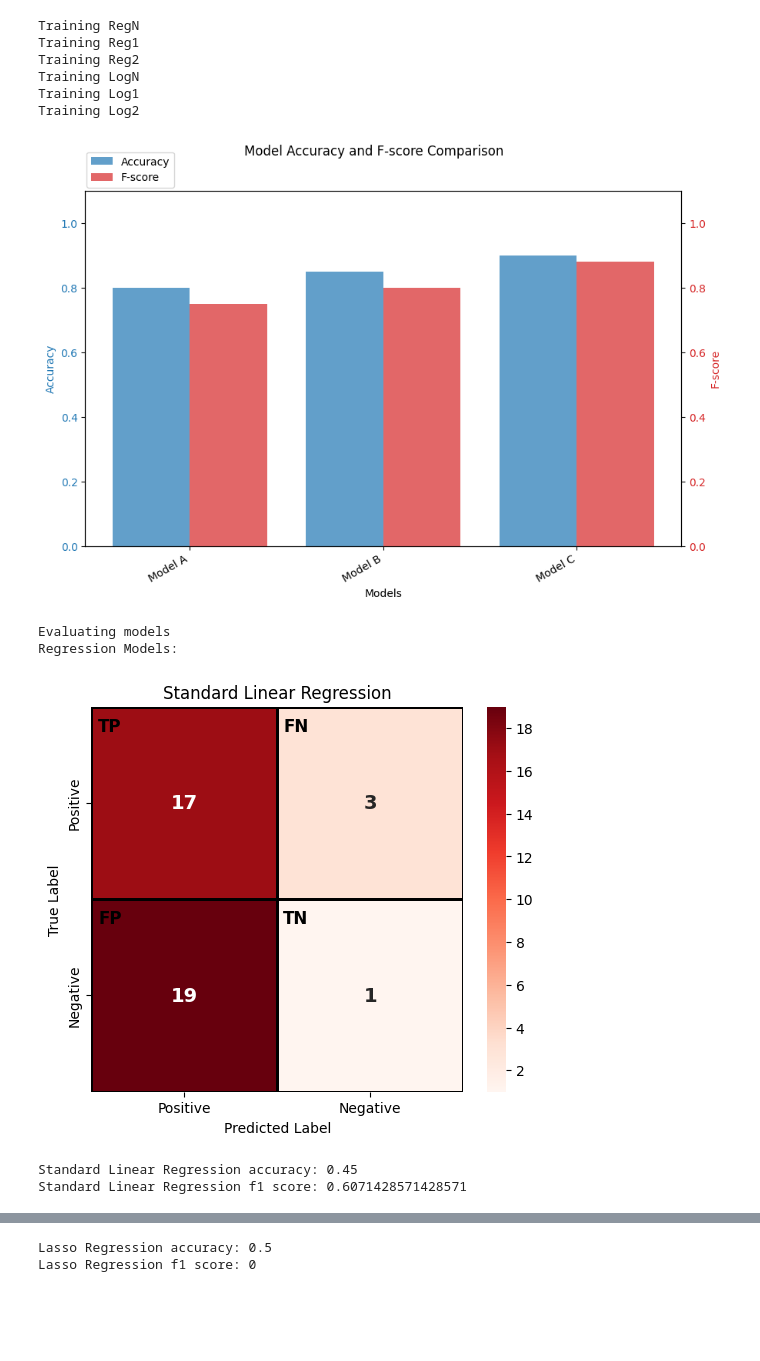
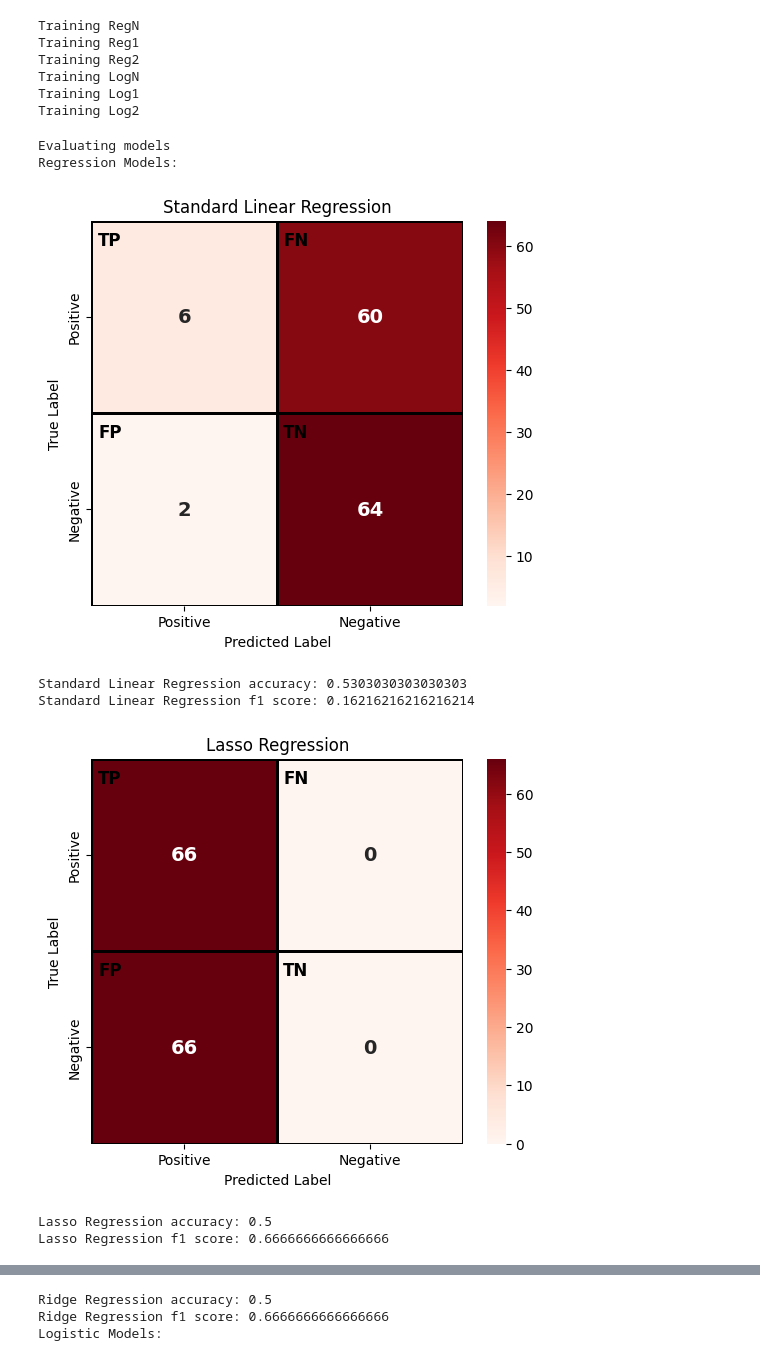
Before and after one commit to Jonelix/StudentPerformance_ML, a Jupyter notebook: student_model_training.ipynb, the cells around one changed output, grey strips where cells are left out. Cells and saved outputs as stored; diff of their text form; code cells hidden in the pictures; blank space fills up the shorter version.

```diff
--- a/student_model_training.ipynb
+++ b/student_model_training.ipynb
@@ -5,19 +5,21 @@ import os
 from sklearn.model_selection import train_test_split
 from models import train_linear_model, train_logistic_model
 from sklearn.metrics import accuracy_score
+from utils import frame_status_info
 
 # Load dataset
-relative_path = "data/student_portugal/student_por_processed.csv"
+relative_path = "data/student_portugal/combined_noDup_processed.csv"
 data_file = os.path.join(os.getcwd(), relative_path)
 df = pd.read_csv(data_file)
 print("Loaded datafile")
+print(len(df.columns))
 
 # Ensure all rows are unique
 df = df.drop_duplicates()
 print("Removed duplicate rows")
 
 # Split into training and testing sets (85% training, 15% testing)
-#train_df, test_df = train_test_split(df, test_size=0.20, random_state=42)
+train_df, test_df = train_test_split(df, test_size=0.30, random_state=42)
 #print("Data split into training and testing sets")
 # %% [output]
 Using device: cpu
@@ -74,18 +76,21 @@ def balanced_train_test_split(df_matching: pd.DataFrame, df_not_matching: pd.Dat
         print(f"Error during balancing: {e}")
         return None, None
 # %%
-failures, no_failures = split_dataframe(df, "failures > 0")
-train_balanced, test_balanced = balanced_train_test_split(failures, no_failures, 0.80)
+failures, no_failures = split_dataframe(df, "G1 > 10")
+train_balanced, test_balanced = balanced_train_test_split(failures, no_failures, 0.50)
+# %%
+#Remove columns
+columns_to_remove = ["school", "sex", "G2", "G3"]
+train_balanced.drop(columns=columns_to_remove, inplace=True, errors='ignore')
+test_balanced.drop(columns=columns_to_remove, inplace=True, errors='ignore')
 # %%
 # Define features and target variable
-X_train = train_balanced.drop(columns=['failures']).values
-y_train_reg = train_balanced['failures']
-y_train_cls = (train_balanced['failures'] > 0).astype(int)
+X_train = train_balanced.drop(columns=['G1']).values
+y_train_reg = train_balanced['G1']
+y_train_cls = (train_balanced['G1'] > 10).astype(int)
 
-X_test = test_balanced.drop(columns=['failures']).values
-y_test_reg = test_balanced['failures']
-y_test_cls = (test_balanced['failures'] > 0).astype(int)
+X_test = test_balanced.drop(columns=['G1']).values
+y_test_reg = test_balanced['G1']
+y_test_cls = (test_balanced['G1'] > 10).astype(int)
 
 regularizer_weight = 0.01  # Regularization strength
-
-print("Classifier identified")
@@ -120,39 +123,41 @@ from evaluation import plot_confusion_matrix, fscore
 # Testing Section
 print("Evaluating models")
 
 def evaluate_model(model, X_test, y_test, model_name):
     y_pred = model.predict(X_test) > 0
     acc = accuracy_score(y_test, y_pred)
     f1 = fscore(y_test, y_pred)
     plot_confusion_matrix(y_test, y_pred, model_name)
     print(f"{model_name} accuracy: {acc}")
     print(f"{model_name} f1 score: {f1}")
     return acc, f1
 
 
 # Evaluate regression models
 print("Regression Models:")
-acc1, f1 = evaluate_model(model1, X_test, (y_test_reg > 0).astype(int), "Standard Linear Regression")
-acc2, f2 = evaluate_model(model2, X_test, (y_test_reg > 0).astype(int), "Lasso Regression")
-acc3, f3 = evaluate_model(model3, X_test, (y_test_reg > 0).astype(int), "Ridge Regression")
+acc1, f1 = evaluate_model(model1, X_test, (y_test_reg > 10).astype(int), "Standard Linear Regression")
+acc2, f2 = evaluate_model(model2, X_test, (y_test_reg > 10).astype(int), "Lasso Regression")
+acc3, f3 = evaluate_model(model3, X_test, (y_test_reg > 10).astype(int), "Ridge Regression")
 
 # Evaluate logistic models
 print("Logistic Models:")
 acc4, f4 = evaluate_model(model4, X_test, y_test_cls, "Standard Logistic Regression")
 acc5, f5 = evaluate_model(model5, X_test, y_test_cls, "Lasso Logistic Regression")
 acc6, f6 = evaluate_model(model6, X_test, y_test_cls, "Ridge Logistic Regression")
 
 from evaluation import plot_model_acc_and_fscore
 
 accs = [acc1, acc2, acc3, acc4, acc5, acc6]
 fscores = [f1, f2, f3, f4, f5, f6]
 model_names = ["Linear Regression", "Lasso Regression", "Ridge Regression",
                "Logistic Regression", "Lasso LogRegression", "Ridge LogRegression"]
 plot_model_acc_and_fscore(accs, fscores, model_names)
 # %% [output]
+Evaluating models
+Regression Models:
-[figure, old version]
+[figure, new version]
-Evaluating models
-Regression Models:
+Standard Linear Regression accuracy: 0.5303030303030303
+Standard Linear Regression f1 score: 0.16216216216216214
-[figure, old version]
+[figure, new version]
-Standard Linear Regression accuracy: 0.45
-Standard Linear Regression f1 score: 0.6071428571428571
+Lasso Regression accuracy: 0.5
+Lasso Regression f1 score: 0.6666666666666666
@@ -160,2 +165,3 @@ Standard Linear Regression f1 score: 0.6071428571428571
-Lasso Regression accuracy: 0.5
-Lasso Regression f1 score: 0
+Ridge Regression accuracy: 0.5
+Ridge Regression f1 score: 0.6666666666666666
+Logistic Models:
```
Also changed, not shown: parts of 4 cells of this notebook, 12 other files.
